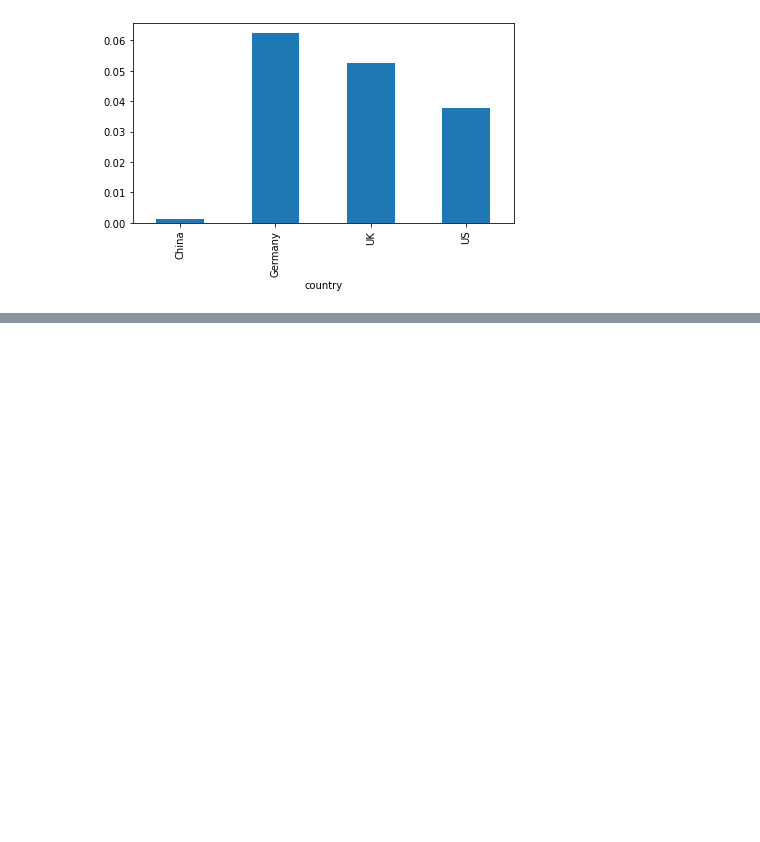
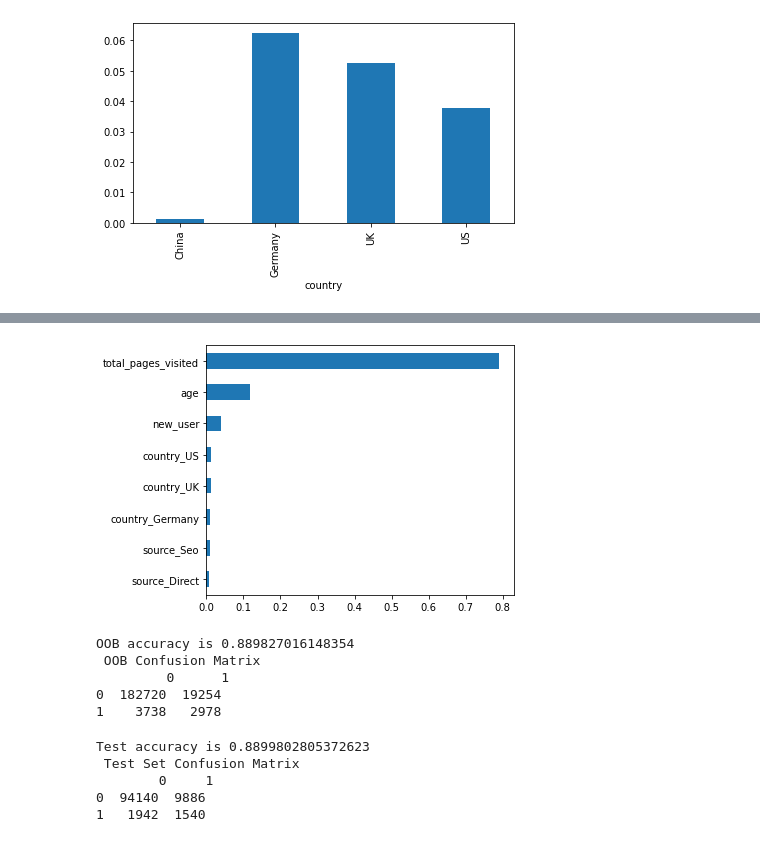
Before and after one commit to dun-zhang-ca/convertion-rate-analysis, a Jupyter notebook: analysis.ipynb, the cells around one changed output, grey strips where cells are left out. Drawn from its saved outputs; the diff is of its cells as text; code cells hidden in the pictures; blank space fills up the shorter version.

```diff
--- a/analysis.ipynb
+++ b/analysis.ipynb
@@ -112,0 +133,8 @@ plt.show()
+# %%
+# binary prediction on if converted
+# we can choose 1, logistic regression; 2, random forest
+
+# logistic regress first
+
+# first, change the categorical attributes to dummy
+data1_dummy = pd.get_dummies(data1, drop_first=True)
@@ -112,0 +183,45 @@ plt.show()
+# %%
+# check the variable importance
+
+feat_importances = pd.Series(rdfr.feature_importances_, index=train.drop('converted', axis=1).columns)
+feat_importances.sort_values().plot(kind='barh')
+plt.show()
+# %% [output]
+[figure, added]
+# %%
+# what if we don't build the model on 'total_pages_visited' since this one is hardly to manipulate
+
+# class_weight try to balance the heavily unbalanced data
+# value 0 with weight 1; and value 1 with weight 10
+
+rdfr2 = RandomForestClassifier(n_estimators=100, max_features=3, oob_score=True, class_weight={0:1, 1:10})
+rdfr2.fit(train.drop(['converted', 'total_pages_visited'], axis=1), train['converted'])
+
+print(
+"OOB accuracy is",
+rdfr2.oob_score_,
+"\n",
+"OOB Confusion Matrix",
+"\n",
+pd.DataFrame(confusion_matrix(train['converted'], rdfr2.oob_decision_function_[:,1].round(), labels=[0, 1]))
+)
+# %% [output]
+OOB accuracy is 0.889827016148354
+ OOB Confusion Matrix
+         0      1
+0  182720  19254
+1    3738   2978
+# %%
+print(
+"Test accuracy is", rdfr2.score(test.drop(['converted', 'total_pages_visited'], axis=1),test['converted']),
+"\n",
+"Test Set Confusion Matrix",
+"\n",
+pd.DataFrame(confusion_matrix(test['converted'], rdfr2.predict(test.drop(['converted', 'total_pages_visited'], axis=1)), labels=[0, 1]))
+)
+# %% [output]
+Test accuracy is 0.8899802805372623
+ Test Set Confusion Matrix
+        0     1
+0  94140  9886
+1   1942  1540
```
Also changed, not shown: parts of 12 cells of this notebook.
